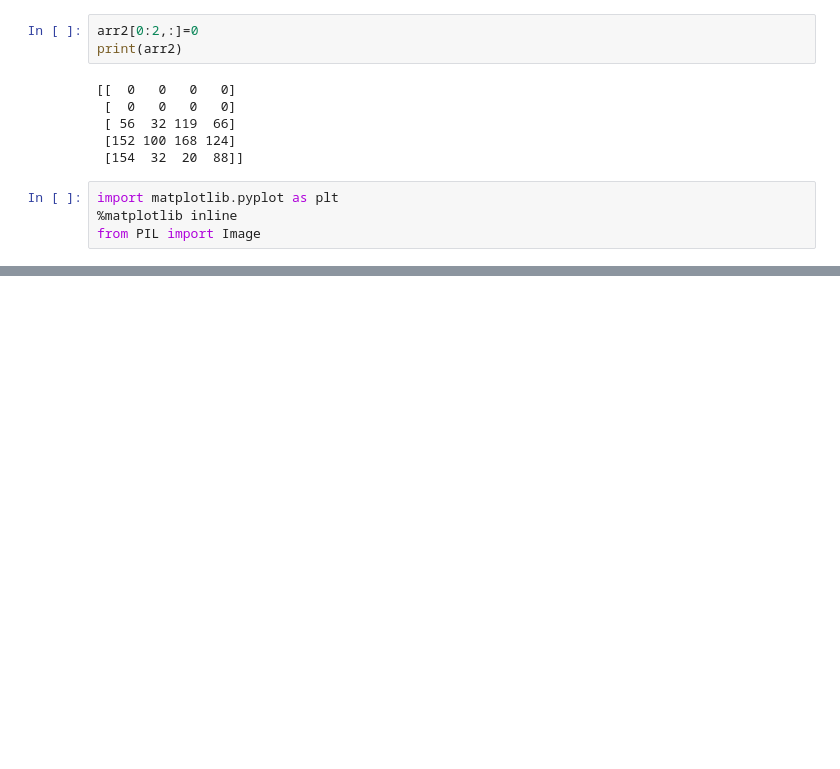
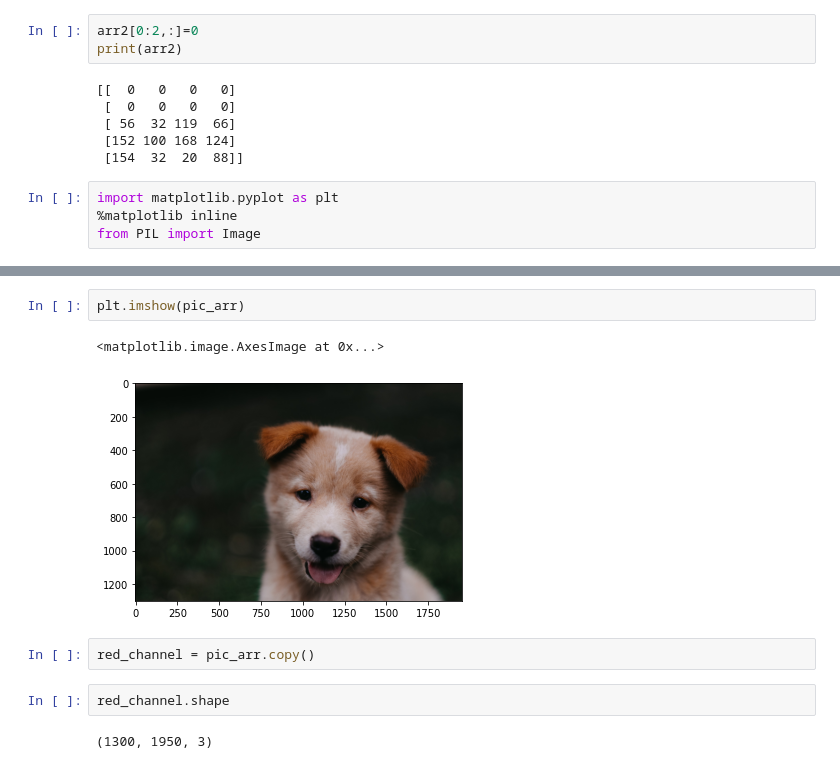
Before and after one commit to gkdivya/ImageProcessing, a Jupyter notebook: OpenCV/NumpyImageBasics.ipynb, the cells around one changed output, grey strips where cells are left out. Drawn from its saved outputs; the diff is of its cells as text; blank space fills up the shorter version.

```diff
--- a/OpenCV/NumpyImageBasics.ipynb
+++ b/OpenCV/NumpyImageBasics.ipynb
@@ -85,0 +98,11 @@ FileNotFoundError: ignored
+# %%
+plt.imshow(pic_arr)
+# %% [output]
+<matplotlib.image.AxesImage at 0x...>
+[figure, added]
+# %%
+red_channel = pic_arr.copy()
+# %%
+red_channel.shape
+# %% [output]
+(1300, 1950, 3)
```
Also changed, not shown: parts of 5 cells of this notebook.
